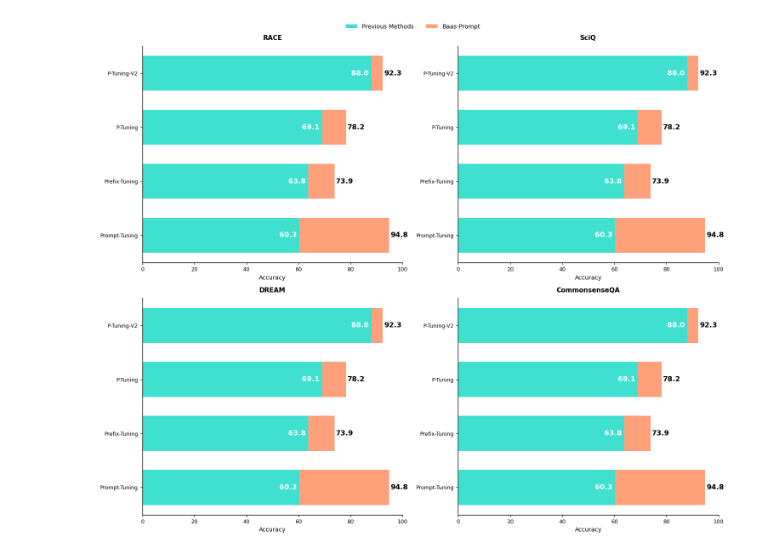
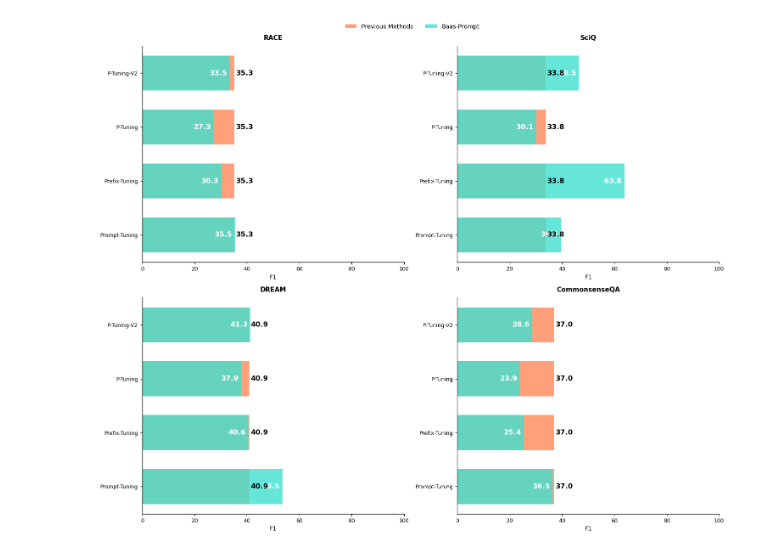
Before and after one commit to NJUxlj/reinforced-global-chain-prompt, a Jupyter notebook: performance_across_tasks.ipynb, the cells around one changed output. Cells and saved outputs as stored; diff of their text form; code cells hidden in the pictures.

```diff
--- a/performance_across_tasks.ipynb
+++ b/performance_across_tasks.ipynb
@@ -1,31 +1,31 @@
 # %%
 import pandas as pd
 import matplotlib.pyplot as plt
-# 仅使用GPT2-large
+# 仅使用 Roberta, Average F1
 
 # 准备数据
 race = {
     'Category': ['Prompt-Tuning', 'Prefix-Tuning', 'P-Tuning', 'P-Tuning-V2'],
-    'old_methods': [60.3, 63.8, 69.1, 88.0],
-    'baas_prompt': [94.8, 73.9, 78.2, 92.3]
+    'old_methods': [35.5, 30.3, 27.3, 33.5],
+    'baas_prompt': [35.3,35.3,35.3,35.3]
 }
 
 sciq = {
     'Category': ['Prompt-Tuning', 'Prefix-Tuning', 'P-Tuning', 'P-Tuning-V2'],
-    'old_methods': [60.3, 63.8, 69.1, 88.0],
-    'baas_prompt': [94.8, 73.9, 78.2, 92.3]
+    'old_methods': [39.5,63.8,30.1,46.5],
+    'baas_prompt': [33.8,33.8, 33.8, 33.8]
 }
 
 dream = {
     'Category': ['Prompt-Tuning', 'Prefix-Tuning', 'P-Tuning', 'P-Tuning-V2'],
-    'old_methods':  [60.3, 63.8, 69.1, 88.0],
-    'baas_prompt':  [94.8, 73.9, 78.2, 92.3]
+    'old_methods':  [53.5,40.6,37.9,41.3],
+    'baas_prompt':  [40.9, 40.9, 40.9, 40.9]
 }
 
 commonsense_qa = {
     'Category': ['Prompt-Tuning', 'Prefix-Tuning', 'P-Tuning', 'P-Tuning-V2'],
-    'old_methods': [60.3, 63.8, 69.1, 88.0],
-    'baas_prompt': [94.8, 73.9, 78.2, 92.3]
+    'old_methods': [36.5,25.4,23.9,28.6],
+    'baas_prompt': [37.0, 37.0, 37.0, 37.0]
 }
 
 # 创建图表
@@ -43,9 +43,17 @@ def plot_horizontal_bars(ax, data, title, xlabel):
     bar_height = 0.65
 
     # 绘制条形图
-    ax.barh(y_pos, df['old_methods'], height=bar_height, color=colors[0], label='Previous Methods')
-    ax.barh(y_pos, df['baas_prompt'] - df['old_methods'],
-            height=bar_height, left=df['old_methods'], color=colors[1], label='Baas-Prompt')
+    baas_score = df['baas_prompt']
+    old_score = df['old_methods']
+
+    ax.barh(y_pos, df['baas_prompt'],
+            # height=bar_height, left=df['old_methods'], color=colors[1], label='Baas-Prompt', alpha=0.5)
+            height=bar_height, color=colors[1], label='Baas-Prompt', alpha=1)
+    ax.barh(y_pos, df['old_methods'], height=bar_height, color=colors[0], label='Previous Methods',alpha=0.8)
+
+
+
+
 
     # 设置y轴标签
     ax.set_yticks(y_pos)
@@ -73,36 +81,36 @@ def plot_horizontal_bars(ax, data, title, xlabel):
     ax.spines['top'].set_visible(False)
     ax.spines['right'].set_visible(False)
     ax.spines['left'].set_visible(True)
 
     # 加粗x轴和y轴
     ax.spines['bottom'].set_linewidth(1)
     ax.spines['left'].set_linewidth(1)
 
     # 移除网格线
     ax.grid(False)
 
 # 设置图表背景为白色
 plt.rcParams['figure.facecolor'] = 'white'
 plt.rcParams['axes.facecolor'] = 'white'
 
 # 绘制四个子图
-plot_horizontal_bars(ax1, race, 'RACE', 'Accuracy')
-plot_horizontal_bars(ax2, sciq, 'SciQ', 'Accuracy')
-plot_horizontal_bars(ax3, dream, 'DREAM', 'Accuracy')
-plot_horizontal_bars(ax4, commonsense_qa, 'CommonsenseQA', 'Accuracy')
+plot_horizontal_bars(ax1, race, 'RACE', 'F1')
+plot_horizontal_bars(ax2, sciq, 'SciQ', 'F1')
+plot_horizontal_bars(ax3, dream, 'DREAM', 'F1')
+plot_horizontal_bars(ax4, commonsense_qa, 'CommonsenseQA', 'F1')
 
 # 添加图例
 legend = fig.legend(['Previous Methods', 'Baas-Prompt'],
                    loc='upper center',
                    bbox_to_anchor=(0.5, 1.02),
                    ncol=2,
                    frameon=False,
                    fontsize=10)
 
 # 调整布局
 plt.tight_layout()
-
+plt.savefig('performance_across_tasks.png', dpi=300, bbox_inches='tight', pad_inches=0.1)
 # 显示图表
 plt.show()
 # %% [output]
-[figure, old version]
+[figure, new version]
```
Also changed, not shown: 10 other files.
